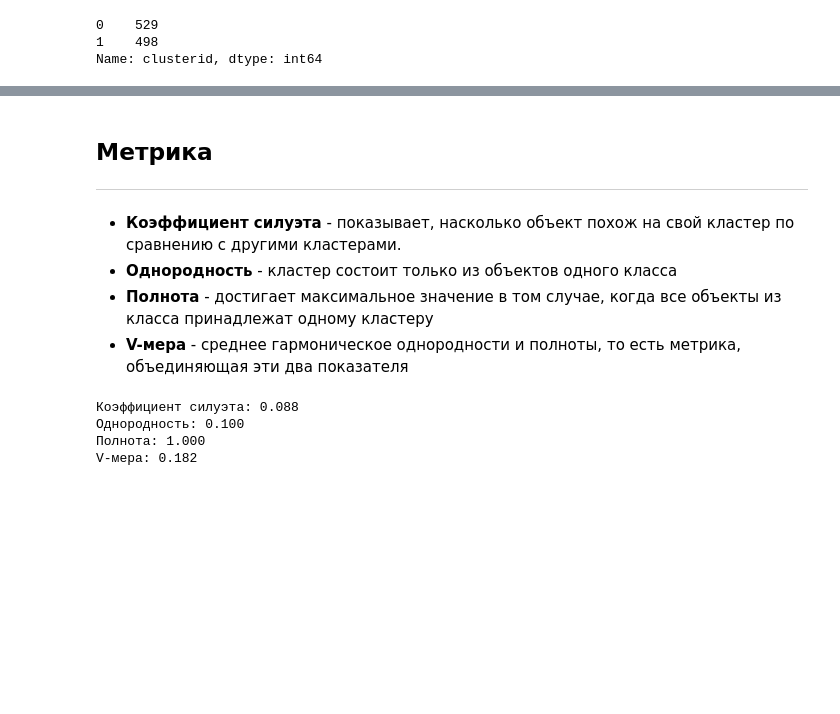
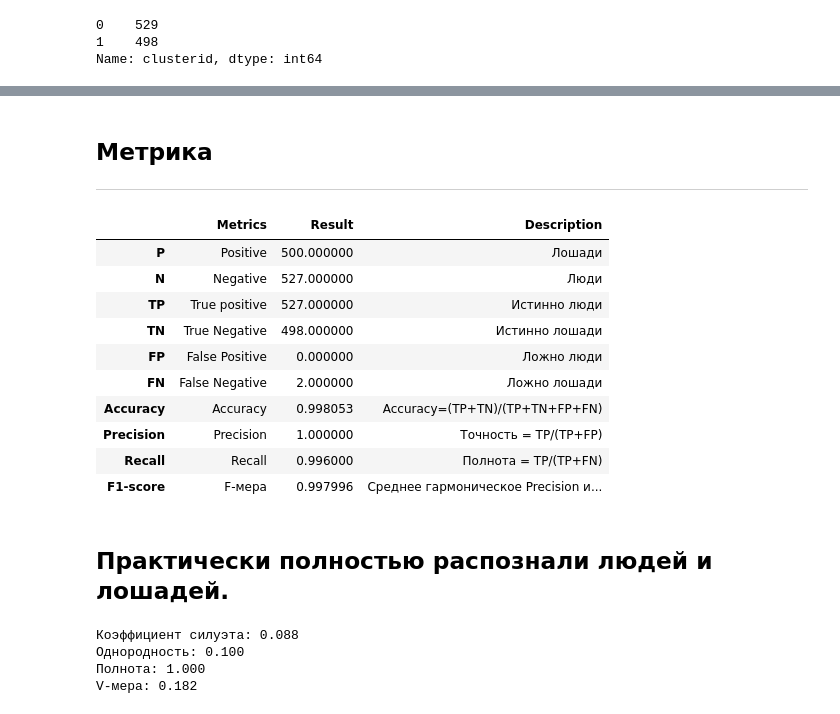
Before and after one commit to Andrej-Ilin/my_TZ, a Jupyter notebook: ТЗ_УИИ/Horse_or_humans.ipynb, the cells around one changed output, grey strips where cells are left out. Cells and saved outputs as stored; diff of their text form; code cells hidden in the pictures; blank space fills up the shorter version.

Commit message:
add metric

```diff
--- a/ТЗ_УИИ/Horse_or_humans.ipynb
+++ b/ТЗ_УИИ/Horse_or_humans.ipynb
@@ -170,8 +165,55 @@ print("Координаты центроидов:\n", clusters.cluster_centers_)
-# %% [markdown]
-## Метрика
-____
-* **Коэффициент силуэта** - показывает, насколько объект похож на свой кластер по сравнению с другими кластерами.
-* **Однородность** - кластер состоит только из объектов одного класса
-* **Полнота** - достигает максимальное значение в том случае, когда все объекты из класса принадлежат одному кластеру
-* **V-мера** - среднее гармоническое однородности и полноты, то есть метрика,  объединяющая эти два показателя
+# %% [markdown]
+## Метрика
+____
+# %%
+y_test = image_cluster.image.apply(lambda x: 1 if x == 'horses' else 0)
+y_pred = clusters.labels_
+# %%
+"""Строим таблицу метрик"""
+
+
+def metric(y_test, y_pred):
+    dict_metrics = {}
+    P = np.sum(y_test == 1)
+    N = np.sum(y_test == 0)
+    TP = np.sum((y_test == 0) & (y_pred == 0))
+    TN = np.sum((y_test == 1) & (y_pred == 1))
+    FP = np.sum((y_test == 0) & (y_pred == 1))
+    FN = np.sum((y_test == 1) & (y_pred == 0))
+    dict_metrics['P'] = ['Positive', P, 'Лошади']
+    dict_metrics['N'] = ['Negative', N, 'Люди']
+    dict_metrics['TP'] = ['True positive', TP, 'Истинно люди']
+    dict_metrics['TN'] = ['True Negative', TN, 'Истинно лошади']
+    dict_metrics['FP'] = ['False Positive', FP, 'Ложно люди']
+    dict_metrics['FN'] = ['False Negative', FN, 'Ложно лошади']
+    dict_metrics['Accuracy'] = ['Accuracy', accuracy_score(
+        y_test, y_pred), 'Accuracy=(TP+TN)/(TP+TN+FP+FN)']
+    dict_metrics['Precision'] = ['Precision', precision_score(
+        y_test, y_pred), 'Точность = TP/(TP+FP)']
+    dict_metrics['Recall'] = ['Recall', recall_score(
+        y_test, y_pred), 'Полнота = TP/(TP+FN)']
+    dict_metrics['F1-score'] = ['F-мера',
+                                f1_score(y_test, y_pred), 'Среднее гармоническое Precision и Recall']
+    Accuracy = accuracy_score(y_test, y_pred)
+    Recall = recall_score(y_test, y_pred)
+
+    temp_df = pd.DataFrame.from_dict(dict_metrics, orient='index', columns=[
+        'Metrics', 'Result', 'Description'])
+    display(temp_df)
+# %%
+metric(y_test, y_pred)
+# %% [output]
+|  | Metrics | Result | Description |
+| P | Positive | 500.000000 | Лошади |
+| N | Negative | 527.000000 | Люди |
+| TP | True positive | 527.000000 | Истинно люди |
+| TN | True Negative | 498.000000 | Истинно лошади |
+| FP | False Positive | 0.000000 | Ложно люди |
+| FN | False Negative | 2.000000 | Ложно лошади |
+| Accuracy | Accuracy | 0.998053 | Accuracy=(TP+TN)/(TP+TN+FP+FN) |
+| Precision | Precision | 1.000000 | Точность = TP/(TP+FP) |
+| Recall | Recall | 0.996000 | Полнота = TP/(TP+FN) |
+| F1-score | F-мера | 0.997996 | Среднее гармоническое Precision и... |
+# %% [markdown]
+## Практически полностью распознали людей и лошадей.
 # %%
```
Also changed, not shown: parts of 10 cells of this notebook.
